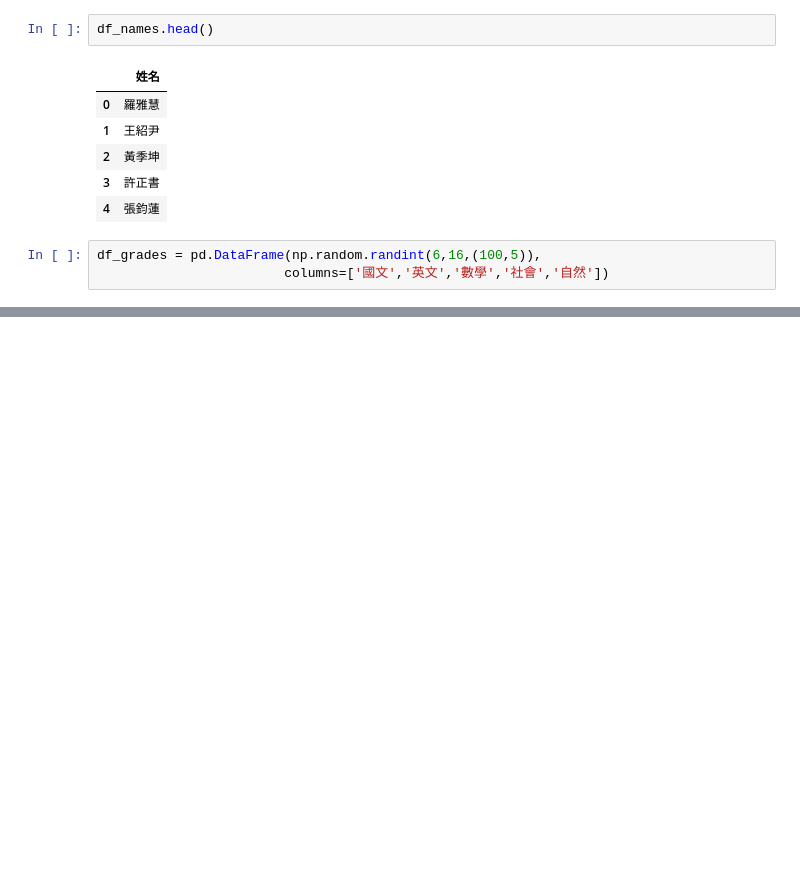
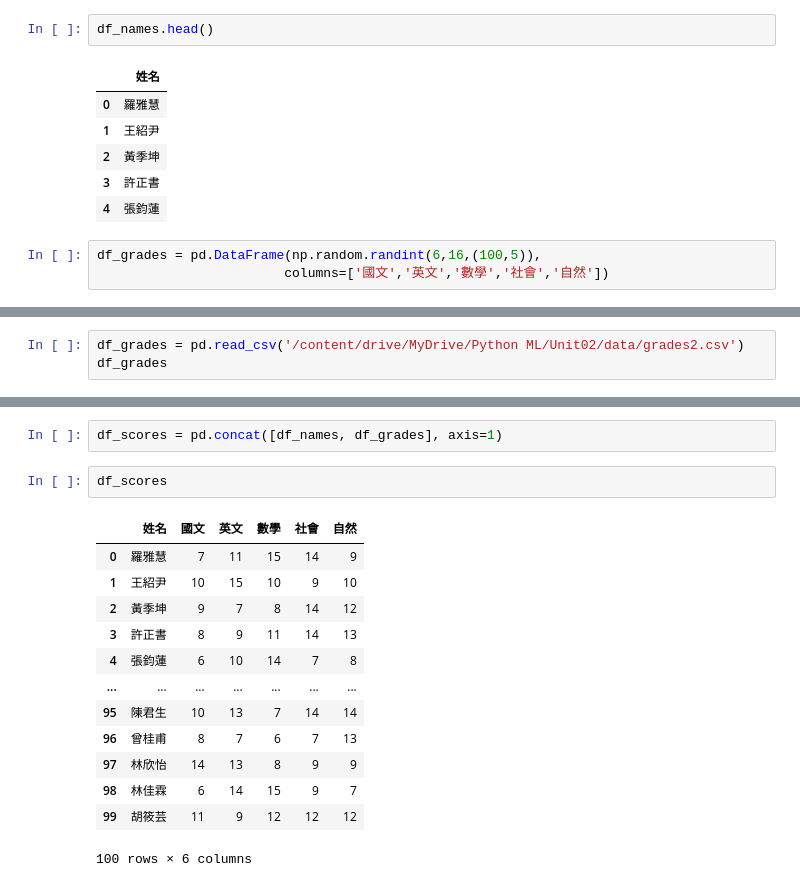
Before and after one commit to nelsonchchang/IMLP, a Jupyter notebook: Unit02/2.2.2_Pandas數據分析.ipynb, the cells around one changed output, grey strips where cells are left out. Drawn from its saved outputs; the diff is of its cells as text; blank space fills up the shorter version.

Commit message:
data frame - 3

```diff
--- a/Unit02/2.2.2_Pandas數據分析.ipynb
+++ b/Unit02/2.2.2_Pandas數據分析.ipynb
@@ -358,0 +359,3 @@ df_grades.to_csv('/content/drive/MyDrive/Python ML/Unit02/data/grades2.csv')
+# %%
+df_grades = pd.read_csv('/content/drive/MyDrive/Python ML/Unit02/data/grades2.csv')
+df_grades
@@ -358,0 +392,18 @@ df_grades.to_csv('/content/drive/MyDrive/Python ML/Unit02/data/grades2.csv')
+# %%
+df_scores = pd.concat([df_names, df_grades], axis=1)
+# %%
+df_scores
+# %% [output]
+|  | 姓名 | 國文 | 英文 | 數學 | 社會 | 自然 |
+| 0 | 羅雅慧 | 7 | 11 | 15 | 14 | 9 |
+| 1 | 王紹尹 | 10 | 15 | 10 | 9 | 10 |
+| 2 | 黃季坤 | 9 | 7 | 8 | 14 | 12 |
+| 3 | 許正書 | 8 | 9 | 11 | 14 | 13 |
+| 4 | 張鈞蓮 | 6 | 10 | 14 | 7 | 8 |
+| ... | ... | ... | ... | ... | ... | ... |
+| 95 | 陳君生 | 10 | 13 | 7 | 14 | 14 |
+| 96 | 曾桂甫 | 8 | 7 | 6 | 7 | 13 |
+| 97 | 林欣怡 | 14 | 13 | 8 | 9 | 9 |
+| 98 | 林佳霖 | 6 | 14 | 15 | 9 | 7 |
+| 99 | 胡筱芸 | 11 | 9 | 12 | 12 | 12 |
+100 rows × 6 columns
```
Also changed, not shown: parts of 11 cells of this notebook.
